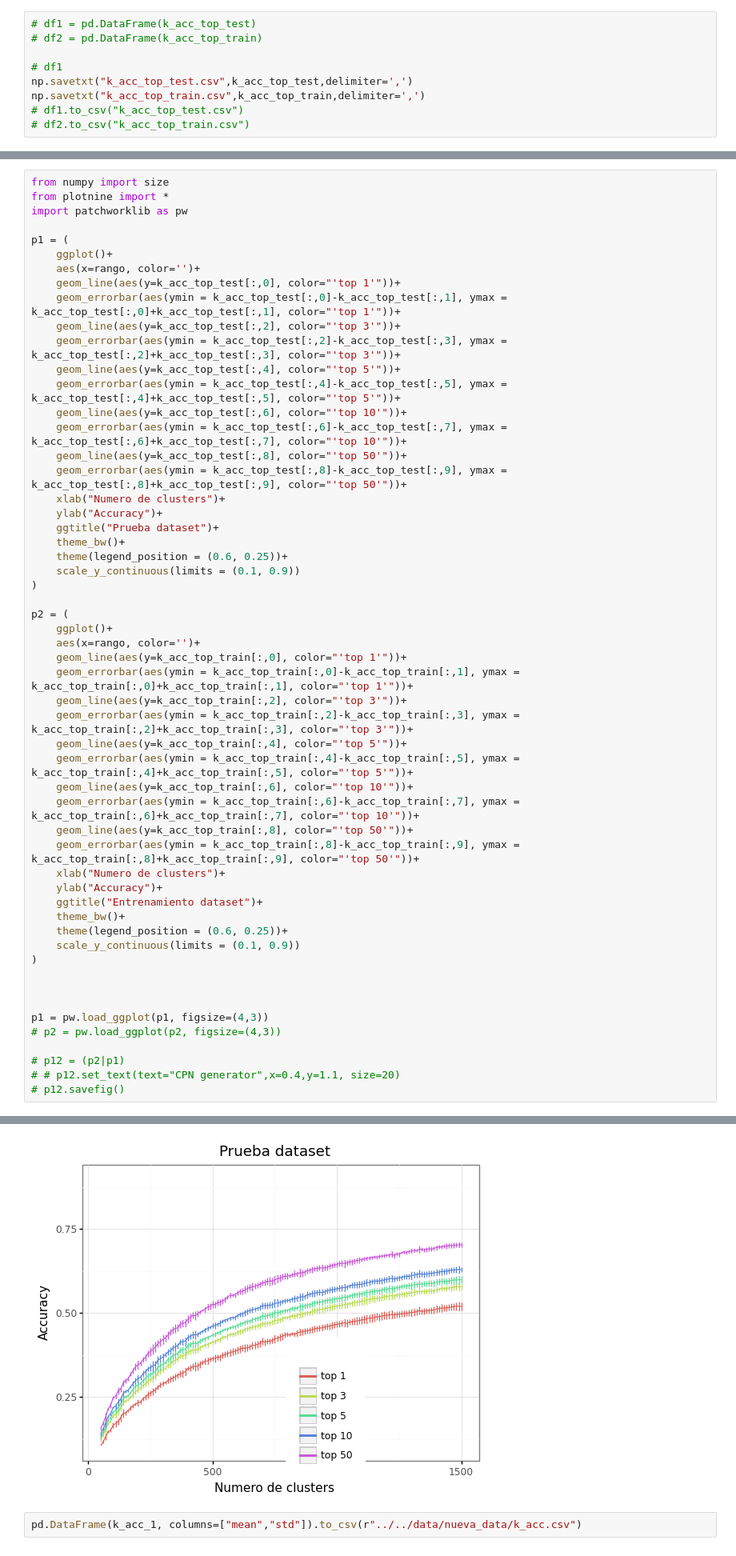
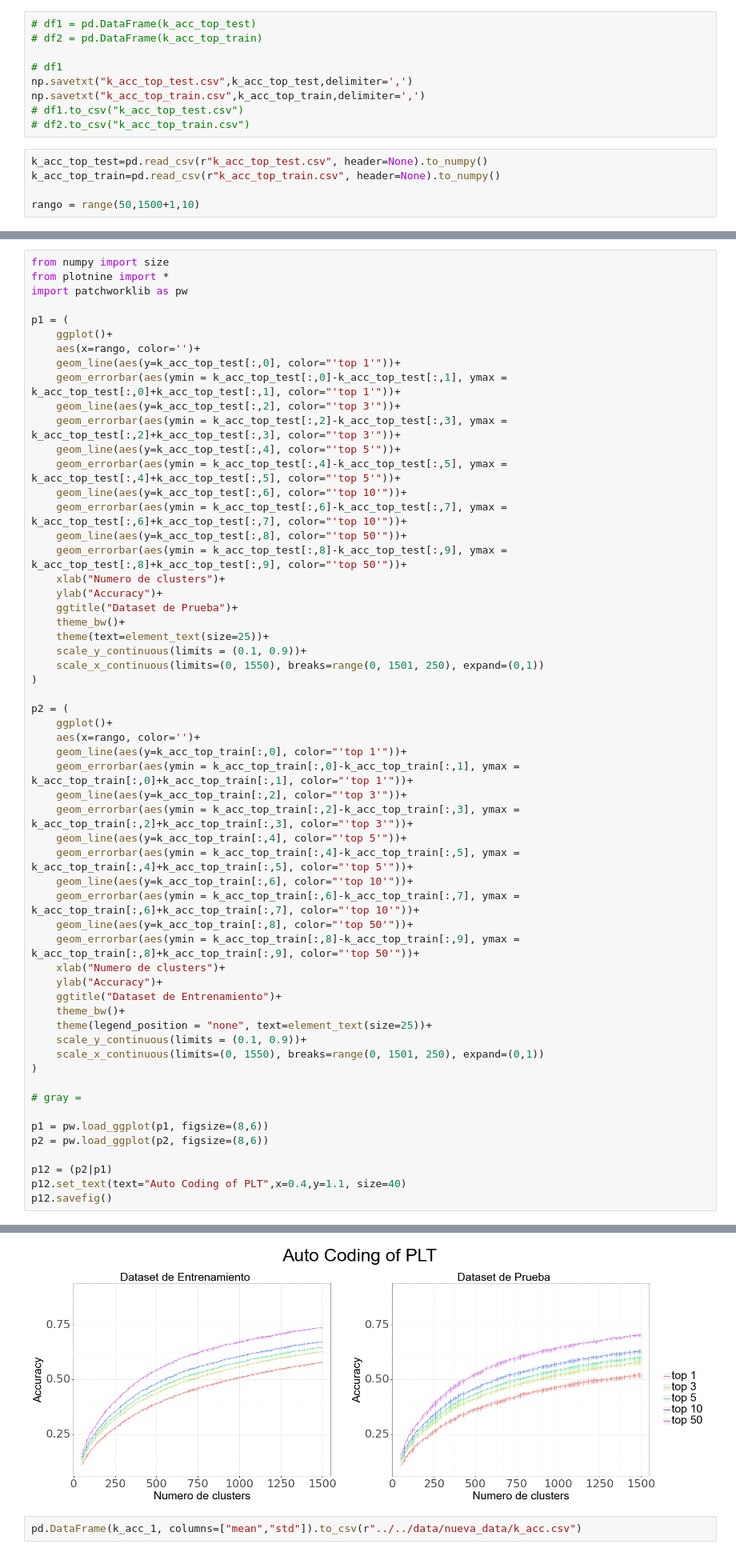
Before and after one commit to DJRamosA/AC-PLT, a Jupyter notebook: src/process_nueva_data/Generator.ipynb, the cells around one changed output, grey strips where cells are left out. Shown at 80% size. Cells and saved outputs as stored; diff of their text form.

Commit message:
AC-PLT entrenamiento de multiples valores de k

```diff
--- a/src/process_nueva_data/Generator.ipynb
+++ b/src/process_nueva_data/Generator.ipynb
@@ -789,3 +789,8 @@ np.savetxt("k_acc_top_test.csv",k_acc_top_test,delimiter=',')
 np.savetxt("k_acc_top_train.csv",k_acc_top_train,delimiter=',')
 # df1.to_csv("k_acc_top_test.csv")
 # df2.to_csv("k_acc_top_train.csv")
+# %%
+k_acc_top_test=pd.read_csv(r"k_acc_top_test.csv", header=None).to_numpy()
+k_acc_top_train=pd.read_csv(r"k_acc_top_train.csv", header=None).to_numpy()
+
+rango = range(50,1500+1,10)
@@ -809,10 +822,11 @@ p1 = (
     geom_errorbar(aes(ymin = k_acc_top_test[:,8]-k_acc_top_test[:,9], ymax = k_acc_top_test[:,8]+k_acc_top_test[:,9], color="'top 50'"))+
     xlab("Numero de clusters")+
     ylab("Accuracy")+
-    ggtitle("Prueba dataset")+
+    ggtitle("Dataset de Prueba")+
     theme_bw()+
-    theme(legend_position = (0.6, 0.25))+
-    scale_y_continuous(limits = (0.1, 0.9))
+    theme(text=element_text(size=25))+
+    scale_y_continuous(limits = (0.1, 0.9))+
+    scale_x_continuous(limits=(0, 1550), breaks=range(0, 1501, 250), expand=(0,1))
 )
 
 p2 = (
@@ -830,18 +844,19 @@ p2 = (
     geom_errorbar(aes(ymin = k_acc_top_train[:,8]-k_acc_top_train[:,9], ymax = k_acc_top_train[:,8]+k_acc_top_train[:,9], color="'top 50'"))+
     xlab("Numero de clusters")+
     ylab("Accuracy")+
-    ggtitle("Entrenamiento dataset")+
+    ggtitle("Dataset de Entrenamiento")+
     theme_bw()+
-    theme(legend_position = (0.6, 0.25))+
-    scale_y_continuous(limits = (0.1, 0.9))
+    theme(legend_position = "none", text=element_text(size=25))+
+    scale_y_continuous(limits = (0.1, 0.9))+
+    scale_x_continuous(limits=(0, 1550), breaks=range(0, 1501, 250), expand=(0,1))
 )
 
+# gray =
 
+p1 = pw.load_ggplot(p1, figsize=(8,6))
+p2 = pw.load_ggplot(p2, figsize=(8,6))
 
-p1 = pw.load_ggplot(p1, figsize=(4,3))
-# p2 = pw.load_ggplot(p2, figsize=(4,3))
-
-# p12 = (p2|p1)
-# # p12.set_text(text="CPN generator",x=0.4,y=1.1, size=20)
-# p12.savefig()
+p12 = (p2|p1)
+p12.set_text(text="Auto Coding of PLT",x=0.4,y=1.1, size=40)
+p12.savefig()
 # %% [output]
@@ -849,4 +863,4 @@ AttributeError: 'facet_null' object has no attribute 'strips'
-[figure, old version]
+[figure, new version]
 # %%
 pd.DataFrame(k_acc_1, columns=["mean","std"]).to_csv(r"../../data/nueva_data/k_acc.csv")
 # %%
```
Also changed, not shown: parts of 6 cells of this notebook, 7 other files.
